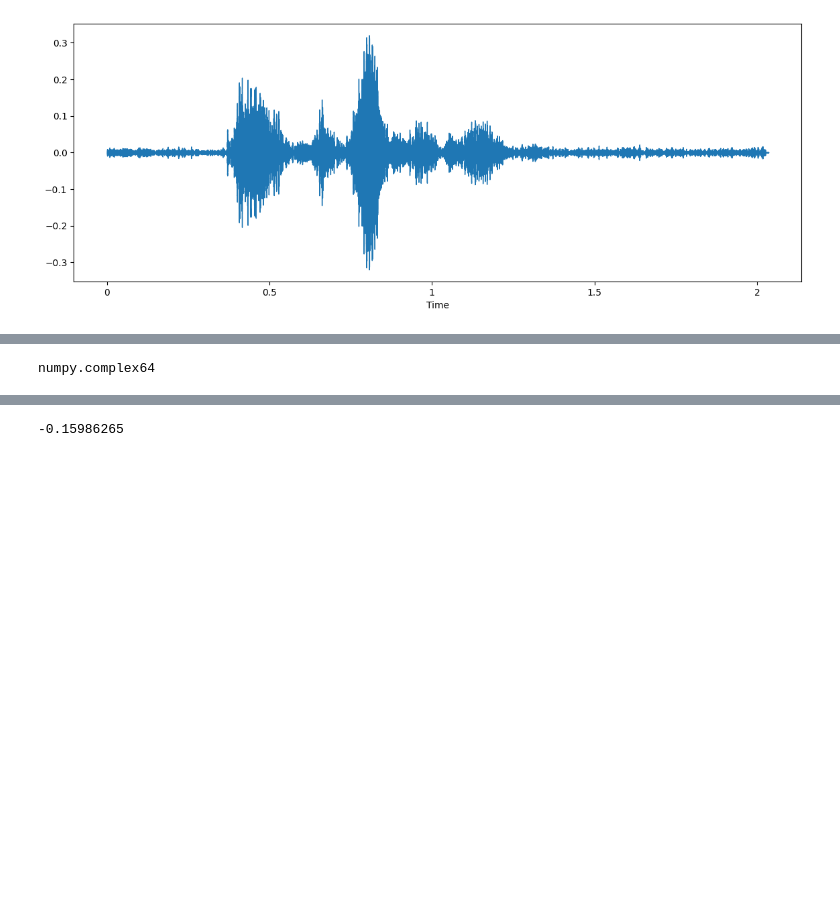
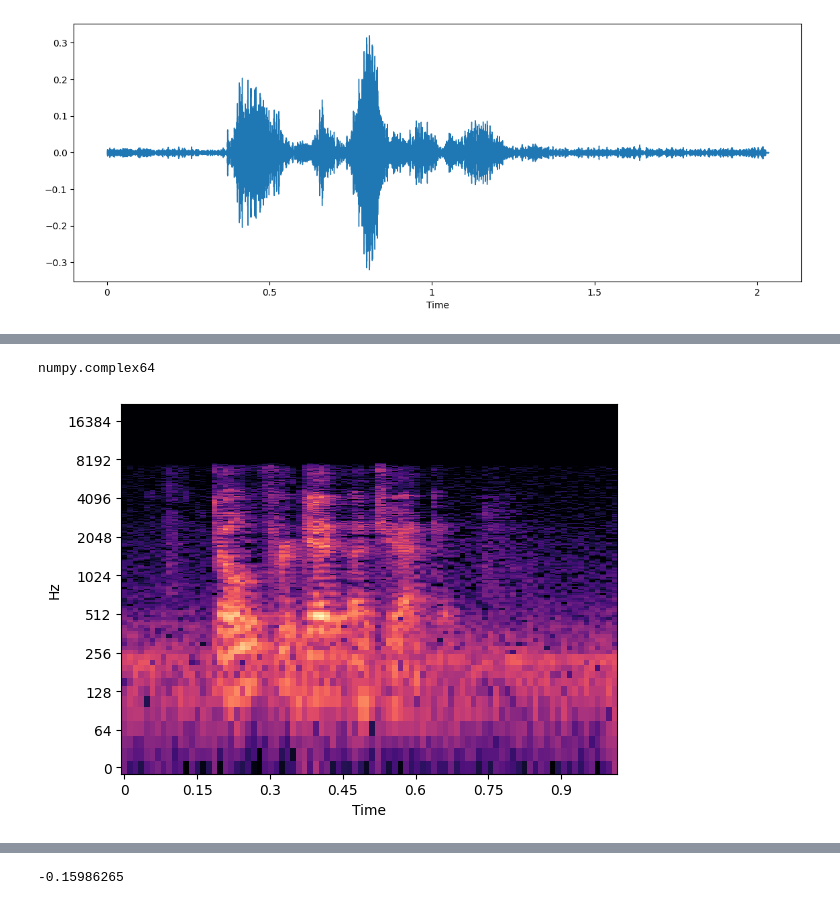
Before and after one commit to juemrami/audio-denoiser, a Jupyter notebook: src/scripts/init.ipynb, the cells around one changed output, grey strips where cells are left out. Saved outputs shown, nothing was run; the diff lists cells and outputs as text; code cells hidden in the pictures; blank space fills up the shorter version.

```diff
--- a/src/scripts/init.ipynb
+++ b/src/scripts/init.ipynb
@@ -32,0 +27,12 @@ X.shape
+# %%
+# window size: num of samples in a window
+# n_fft: num of samples considered in the DFT for each sample in the window
+    # usually they are the same
+# hop_length: num of samples between the start of consecutive windows
+    # 50% to 75% of n_fft overlap is common
+# num of frequency bins = n_fft/2 + 1
+    # more bins = more resolution in the frequency domain = more samples per FFT (narrowband)
+    # range of bins is [0, sr/2]
+    # wideband usually preferred for speech analysis
+X = librosa.stft(x, n_fft=1024, hop_length=512)
+X.shape
@@ -51,9 +55,10 @@ print(x.shape)
 (89600,)
 (89761,)
 # %%
-# librosa.display.specshow(librosa.amplitude_to_db(X, ref=np.max), sr = sr, y_axis='log', x_axis='time')
+librosa.display.specshow(librosa.amplitude_to_db(X, ref=np.max), sr = sr, y_axis='log', x_axis='time')
 Y = X
 type(Y[0][1])
 # %% [output]
 numpy.complex64
+[figure, added]
 # %%
```
Also changed, not shown: parts of 12 cells of this notebook, 2 other files.
